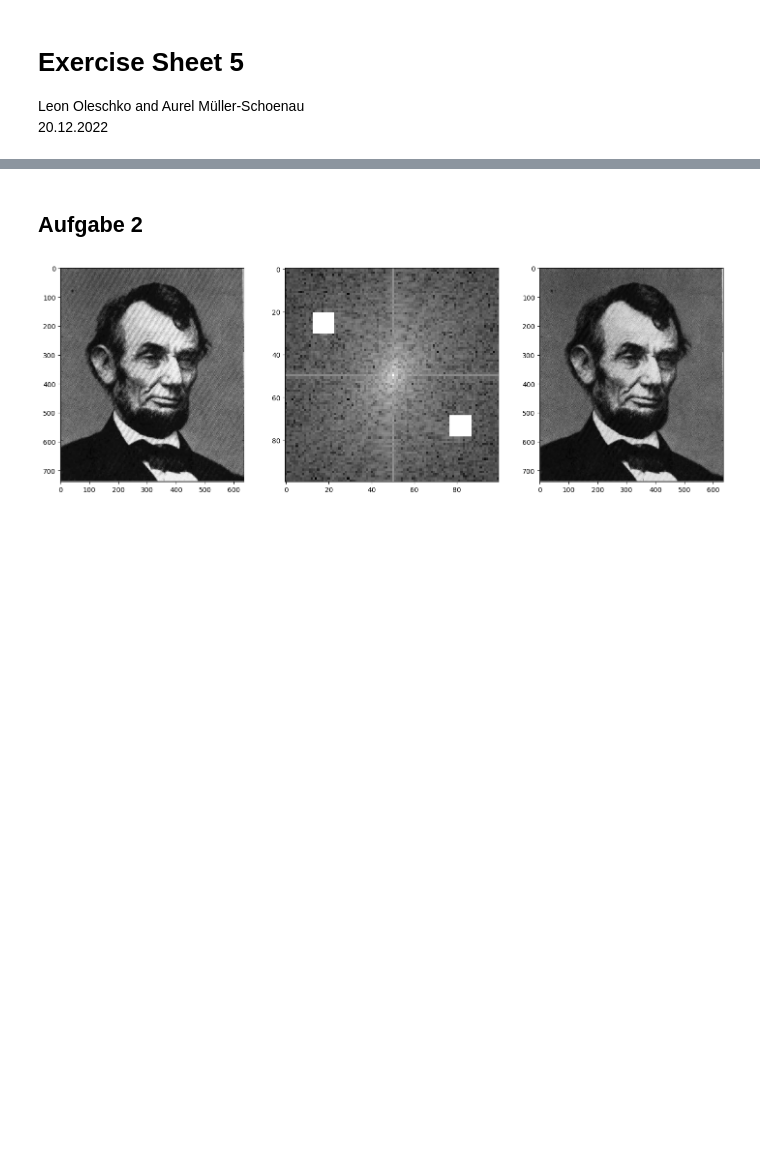
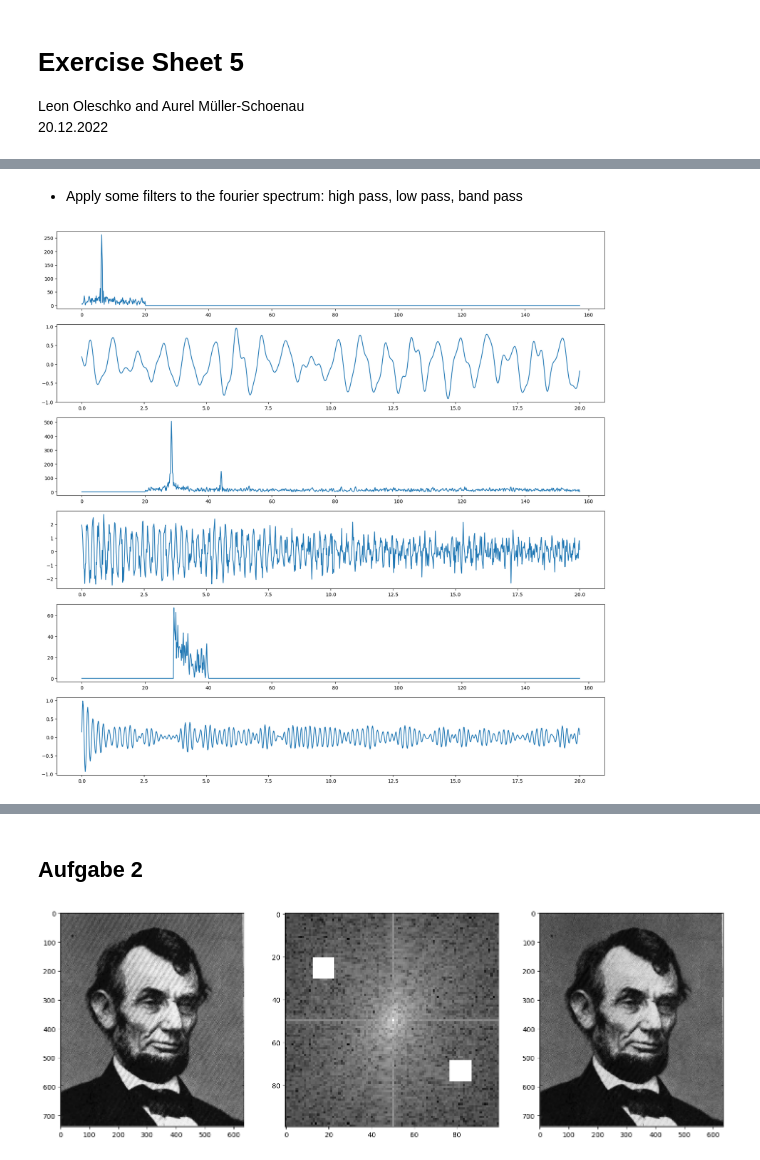
Before and after one commit to leoole100/Computerphysik2, a Jupyter notebook: blatt05/sheet05.ipynb, the cells around one changed output, grey strips where cells are left out. Saved outputs shown, nothing was run; the diff lists cells and outputs as text; code cells hidden in the pictures; blank space fills up the shorter version.

```diff
--- a/blatt05/sheet05.ipynb
+++ b/blatt05/sheet05.ipynb
@@ -10,0 +78,47 @@ import math
+# %% [markdown]
+
+- Apply some filters to the fourier spectrum: high pass, low pass, band pass
+# %%
+# new graph
+fig, ax = plt.subplots(6,1,figsize=(20,20))
+
+# low pass
+threshold = 20
+spectrum_filtered = (k_range < threshold) * data_ft #spectrum
+
+# transform back
+x_range_new, signal_new = fourier_transform(k_range, spectrum_filtered, inverse=1)
+
+# plot low passed spectrum and reconstructed signal
+ax[0].plot(k_range,np.abs(spectrum_filtered))
+ax[1].plot(x_range_new, np.real(signal_new))
+
+
+# high pass
+threshold = 20
+spectrum_filtered = (k_range > threshold) * data_ft #spectrum
+
+# transform back
+x_range_new, signal_new = fourier_transform(k_range, spectrum_filtered, inverse=1)
+
+# plot high passed spectrum and reconstructed signal
+ax[2].plot(k_range,np.abs(spectrum_filtered))
+ax[3].plot(x_range_new, np.real(signal_new))
+
+
+# band pass
+threshold_top = 40
+threshold_bottom = 29
+spectrum_filtered = (k_range < threshold_top) * (k_range > threshold_bottom) * data_ft #spectrum
+
+# transform back
+x_range_new, signal_new = fourier_transform(k_range, spectrum_filtered, inverse=1)
+
+# plot high passed spectrum and reconstructed signal
+ax[4].plot(k_range,np.abs(spectrum_filtered))
+ax[5].plot(x_range_new, np.real(signal_new))
+
+
+plt.show()
+# %% [output]
+[figure, added]
```
Also changed, not shown: parts of 4 cells of this notebook.
